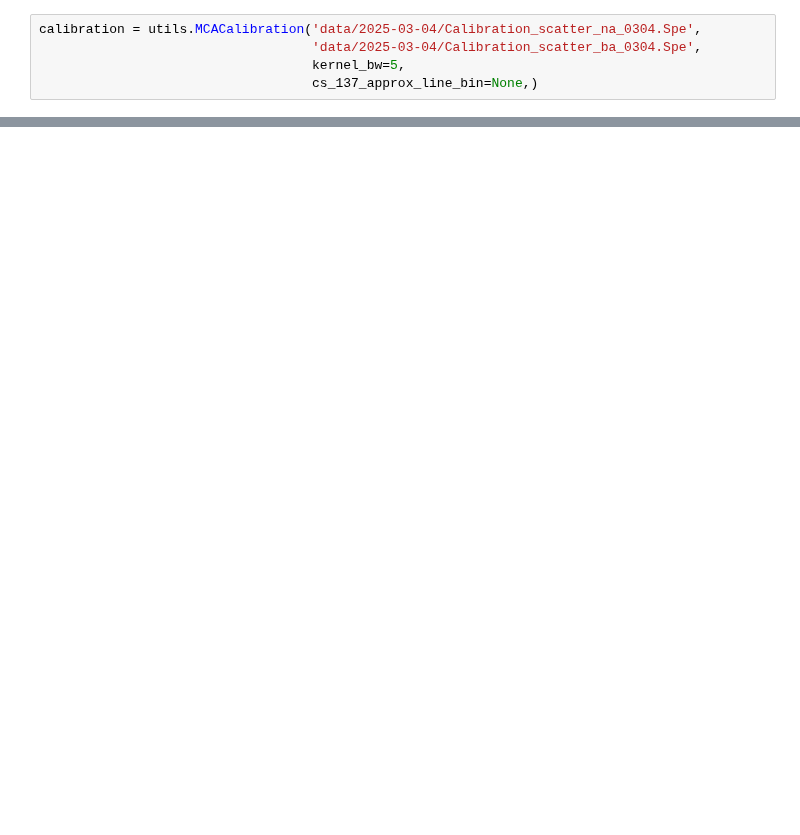
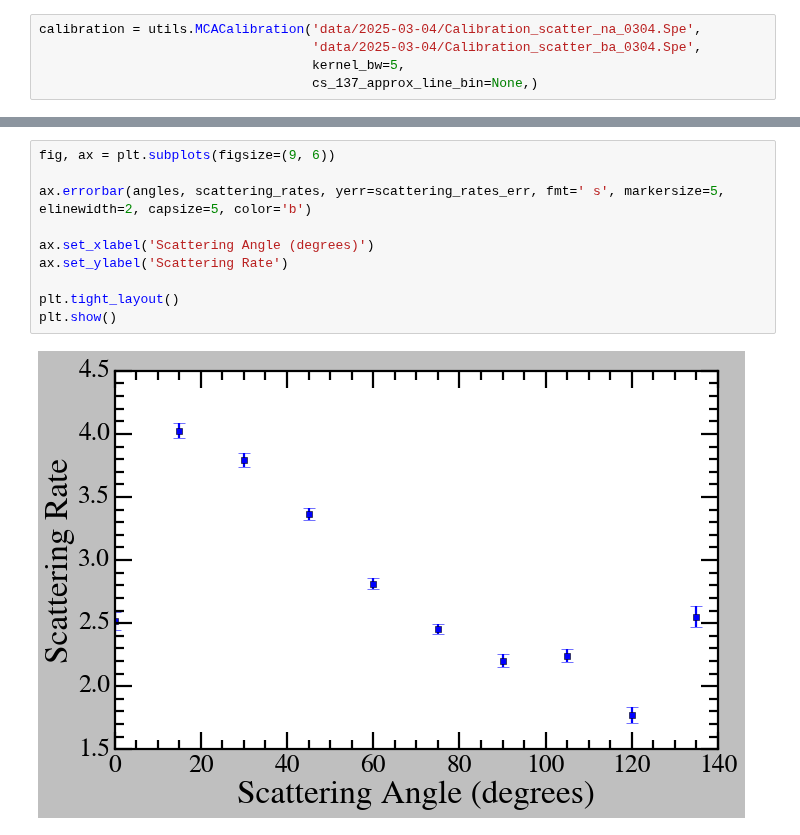
Before and after one commit to vinh-qtran/mit-jlab-sp25, a Jupyter notebook: compton/analysis.ipynb, the cells around one changed output, grey strips where cells are left out. Drawn from its saved outputs; the diff is of its cells as text; blank space fills up the shorter version.

```diff
--- a/compton/analysis.ipynb
+++ b/compton/analysis.ipynb
@@ -176,0 +200,12 @@ plt.show()
+# %%
+fig, ax = plt.subplots(figsize=(9, 6))
+
+ax.errorbar(angles, scattering_rates, yerr=scattering_rates_err, fmt=' s', markersize=5, elinewidth=2, capsize=5, color='b')
+
+ax.set_xlabel('Scattering Angle (degrees)')
+ax.set_ylabel('Scattering Rate')
+
+plt.tight_layout()
+plt.show()
+# %% [output]
+[figure, added]
```
Also changed, not shown: parts of 7 cells of this notebook, 1 other file.
